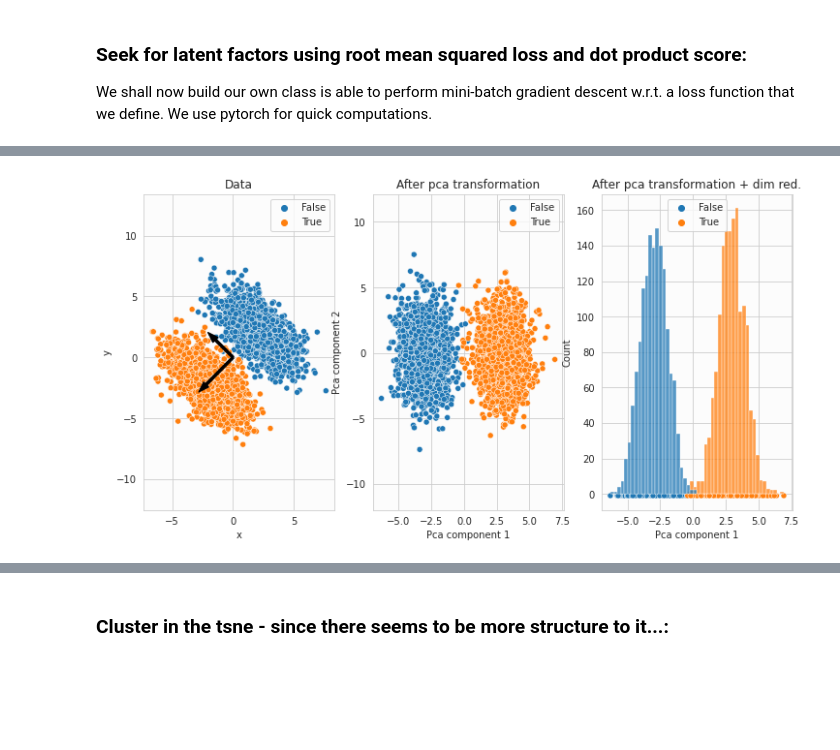
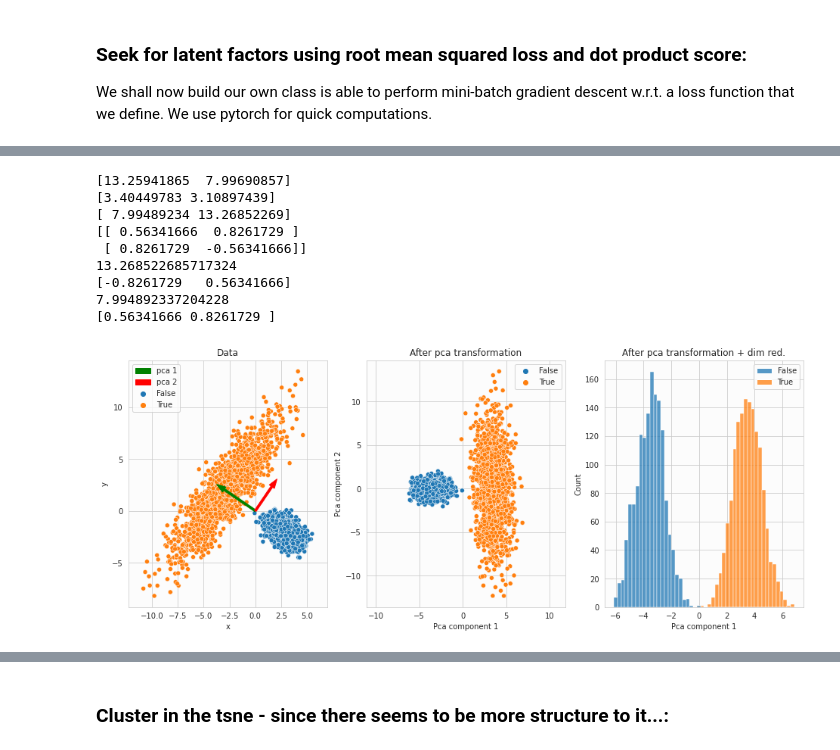
Before and after one commit to topiko/MLcourseMaterial, a Jupyter notebook: AML_L07_CollabFilteringAndUnsupervisedLearning/AML_07_UnsupervisedLearning.ipynb, the cells around one changed output, grey strips where cells are left out. Drawn from its saved outputs; the diff is of its cells as text; code cells hidden in the pictures; blank space fills up the shorter version.

```diff
--- a/AML_L07_CollabFilteringAndUnsupervisedLearning/AML_07_UnsupervisedLearning.ipynb
+++ b/AML_L07_CollabFilteringAndUnsupervisedLearning/AML_07_UnsupervisedLearning.ipynb
@@ -236,21 +236,28 @@ class DotProductScore(DotBase):
 # %%
 import torch
 
-nlatent = 2
+nlatent = 3
+
+# To init the DotScoreLearner:
+#======================
 nusers = df.user.nunique()
 nmovies = df.movie.nunique()
-
 use_bias = True
 nepochs=100
 cols = ['user', 'movie', 'rating']
+X = torch.tensor(df_train.loc[:, cols].values)
 
-X = torch.tensor(df_train.loc[:, cols].values)
 dps = DotProductScore((nusers, nlatent), (nmovies, nlatent), X, use_bias, lr=.1)
+#======================
 
-
+# Opm loop:
+#======================
 print('Train Valid'.rjust(21))
 for i in range(nepochs):
+    # Update single epoch:
     loss = dps.update_lat()
+
+    # Print results:
     if i%(nepochs//10) == 0:
         rms_train = loss.data.numpy()
         rms_valid = dps.get_loss(torch.tensor(df_valid.loc[:, cols].values)).data.numpy()
@@ -339,59 +359,93 @@ It turns out that the process extracts the directions in the training data with
 # %%
 from sklearn.decomposition import PCA
 
+standardize=False #True #
+
+
 N = 3000
-D = 3
+D = 3.5 #*1000
 
 # Create the data:
 data=np.zeros((N, 2))
 data[:N//2, 0] = np.random.normal(loc=D, size=N//2)
 data[N//2:, 0] = np.random.normal(loc=-D, size=N//2)
-data[:, 1] = np.random.normal(loc=0, scale=2, size=N)
+data[:N//2, 1] = np.random.normal(loc=0, scale=.6, size=N//2)
+data[N//2:, 1] = np.random.normal(loc=0, scale=4., size=N//2)
+
+# Shift the mean:
+data -= data.mean(axis=0)
+if standardize: data /= data.std(axis=0)
+
 # Imaginary classes:
 cl = np.zeros(N, dtype=bool)
 cl[N//2:] = 1
 
+print(data.var(axis=0))
 
 # Rotate the data:
 
 # Rotation angle
-phi = np.pi/4
+phi = -np.pi/5
 
 # Rotation matrix
 R = np.array([[np.cos(phi), -np.sin(phi)],
               [np.sin(phi), np.cos(phi)]])
 
 # Rotated_data:
 data = (R@(data.T)).T
 
+# Shift
+data -= data.mean(axis=0)
+
+
+print(data.std(axis=0))
+
+# The principal components are the eigenvectors of the covariance matrix...
+eig, eig_vec = np.linalg.eig(np.cov(data.T))
+print(eig[eig.argsort()])
+print(eig_vec[:, eig.argsort()])
+
 # Use PCA to find the pricipal components:
 pca = PCA(n_components=2).fit(data)
 
-
-_, (ax1, ax2, ax3) = plt.subplots(1,3)
+# Create the figure:
+_, (ax1, ax2, ax3) = plt.subplots(1,3, figsize=(16,6))
 
 # Original and components:
 ax1 = sns.scatterplot(x=data[:, 0], y=data[:, 1], ax=ax1, hue=cl)
-for i, expl_var, pca_comp in zip(range(2), pca.explained_variance_, pca.components_):
-    ax1.arrow(0, 0, *(pca_comp*np.sqrt(expl_var)), width=.2, color='black')
+for i, color, expl_var, pca_comp in zip(range(2), ['g', 'r'], pca.explained_variance_, pca.components_):
+    print(expl_var)
+    print(pca_comp)
+    ax1.arrow(0, 0, *(pca_comp*np.sqrt(expl_var)), width=.2, color=color, label='pca {}'.format(i+1))
 ax1.set_title('Data')
 ax1.set_xlabel('x')
 ax1.set_ylabel('y')
+ax1.legend()
 ax1.axis('equal')
+
 
 # Transformed:
 pca_data = pca.transform(data)
 ax2 = sns.scatterplot(x=pca_data[:, 0], y=pca_data[:, 1], ax=ax2, hue=cl)
 ax2.set_title('After pca transformation')
 ax2.set_xlabel('Pca component 1')
 ax2.set_ylabel('Pca component 2')
 ax2.axis('equal')
 
 # Dim reduced:
 ax3 = sns.histplot(x=pca_data[:, 0], hue=cl, ax=ax3, bins=50)
-ax3 = sns.scatterplot(x=pca_data[:, 0], y=np.ones(N)*-1, hue=cl, ax=ax3)
+#ax4 = sns.scatterplot(x=pca_data[:, 0], y=np.ones(N)*-1, hue=cl, ax=ax4)
 ax3.set_title('After pca transformation + dim red.')
 ax3.set_xlabel('Pca component 1')
 plt.show()
 # %% [output]
+[13.25941865  7.99690857]
+[3.40449783 3.10897439]
+[ 7.99489234 13.26852269]
+[[ 0.56341666  0.8261729 ]
+ [ 0.8261729  -0.56341666]]
+13.268522685717324
+[-0.8261729   0.56341666]
+7.994892337204228
+[0.56341666 0.8261729 ]
-[figure, old version]
+[figure, new version]
```
Also changed, not shown: parts of 16 cells of this notebook.
